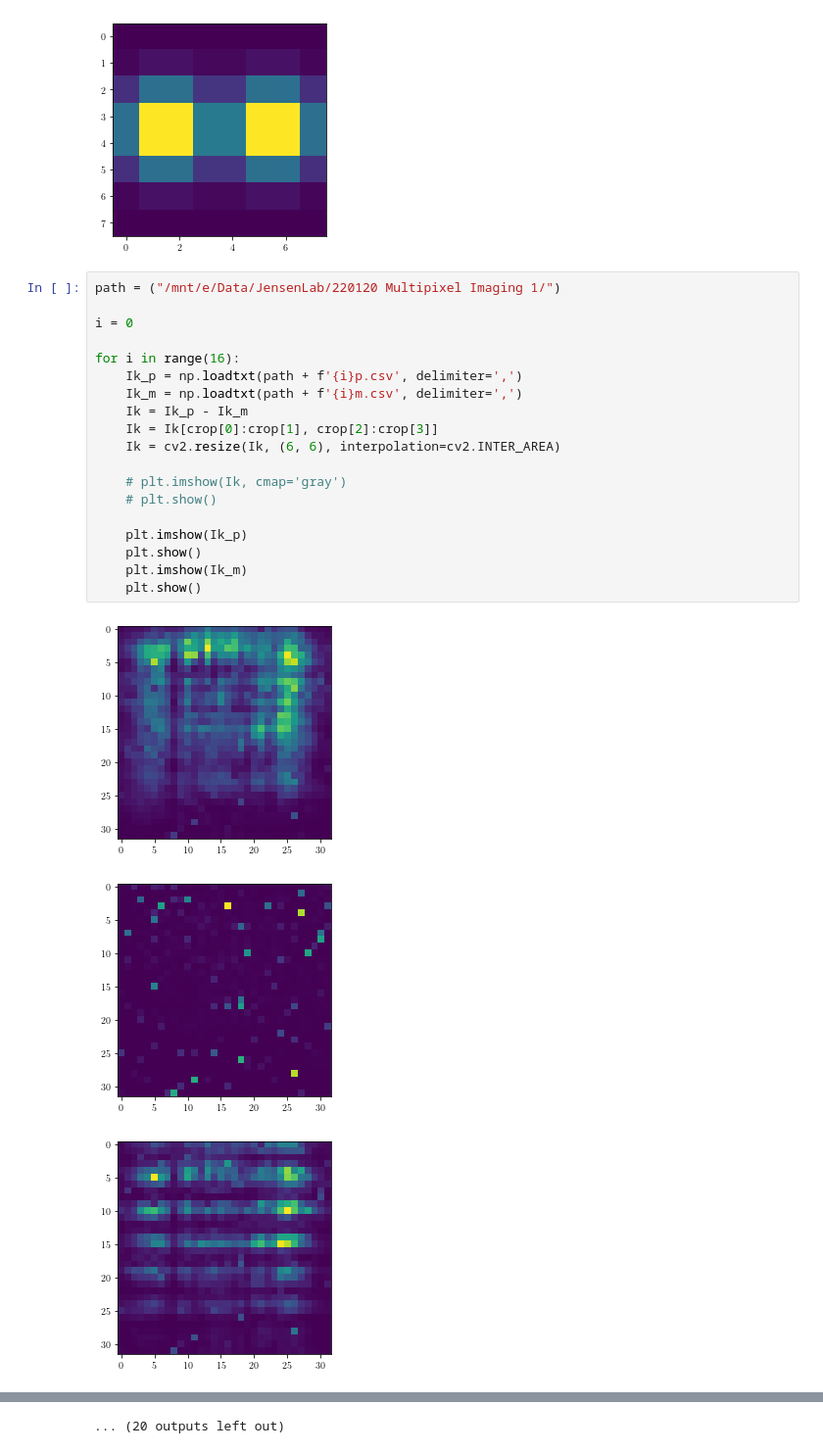
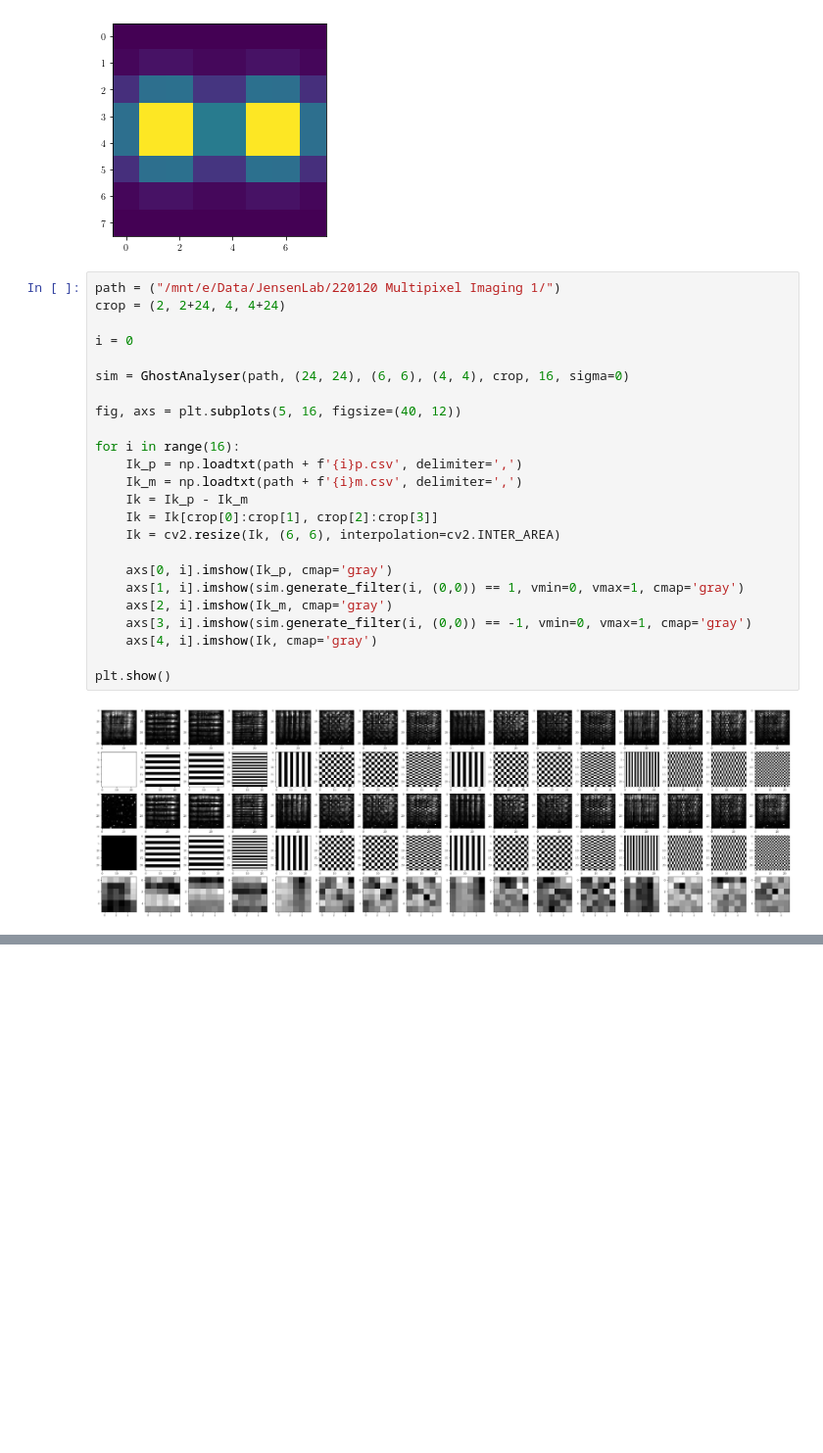
Before and after one commit to rstanuwijaya/jensen-lab-analysis, a Jupyter notebook: notebooks/newgdi.ipynb, the cells around one changed output, grey strips where cells are left out. Shown at 98% size. Drawn from its saved outputs; the diff is of its cells as text; blank space fills up the shorter version.

```diff
--- a/notebooks/newgdi.ipynb
+++ b/notebooks/newgdi.ipynb
@@ -254,24 +334,27 @@ plt.show()
 [figure]
 # %%
 path = ("/mnt/e/Data/JensenLab/220120 Multipixel Imaging 1/")
+crop = (2, 2+24, 4, 4+24)
 
 i = 0
+
+sim = GhostAnalyser(path, (24, 24), (6, 6), (4, 4), crop, 16, sigma=0)
+
+fig, axs = plt.subplots(5, 16, figsize=(40, 12))
 
 for i in range(16):
     Ik_p = np.loadtxt(path + f'{i}p.csv', delimiter=',')
     Ik_m = np.loadtxt(path + f'{i}m.csv', delimiter=',')
     Ik = Ik_p - Ik_m
     Ik = Ik[crop[0]:crop[1], crop[2]:crop[3]]
     Ik = cv2.resize(Ik, (6, 6), interpolation=cv2.INTER_AREA)
 
-    # plt.imshow(Ik, cmap='gray')
-    # plt.show()
+    axs[0, i].imshow(Ik_p, cmap='gray')
+    axs[1, i].imshow(sim.generate_filter(i, (0,0)) == 1, vmin=0, vmax=1, cmap='gray')
+    axs[2, i].imshow(Ik_m, cmap='gray')
+    axs[3, i].imshow(sim.generate_filter(i, (0,0)) == -1, vmin=0, vmax=1, cmap='gray')
+    axs[4, i].imshow(Ik, cmap='gray')
 
-    plt.imshow(Ik_p)
-    plt.show()
-    plt.imshow(Ik_m)
-    plt.show()
+plt.show()
 # %% [output]
-[figure, old version]
+[figure, new version]
-[figure, removed]
-[figure, removed]
@@ -287 +360,0 @@ for i in range(16):
-... (20 outputs left out)
```
Also changed, not shown: parts of 6 cells of this notebook, 1 other file.
